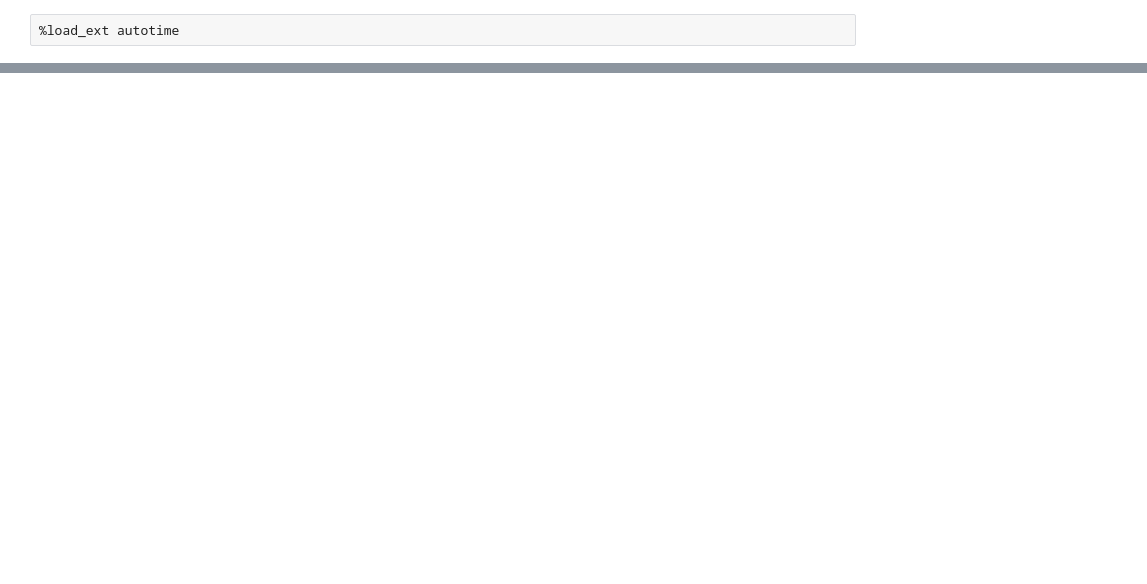
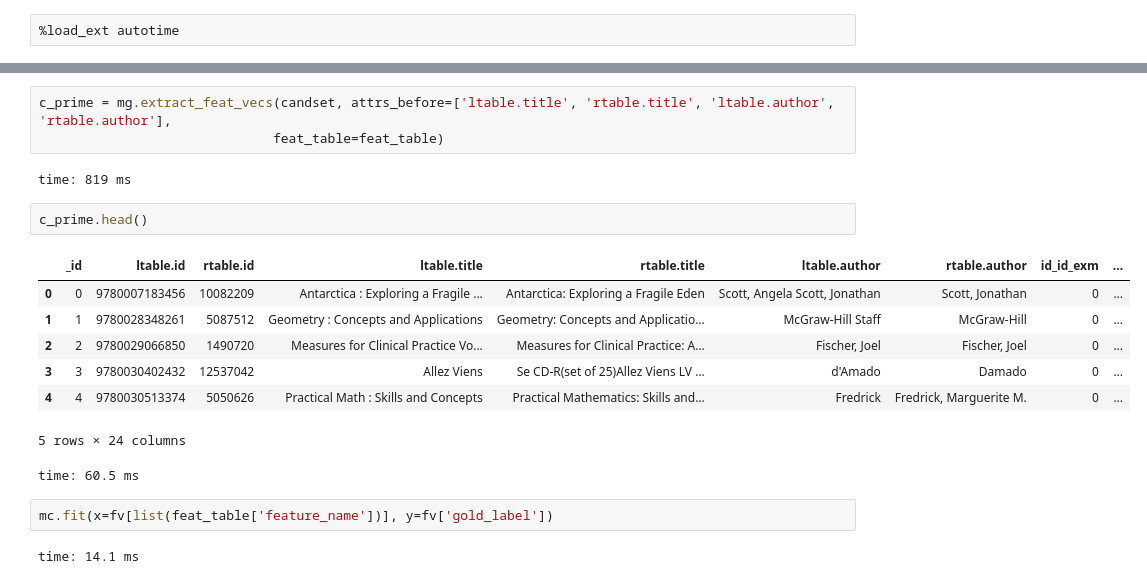
Before and after one commit to kvpradap/enrique, a Jupyter notebook: notebooks/Books.ipynb, the cells around one changed output, grey strips where cells are left out. Saved outputs shown, nothing was run; the diff lists cells and outputs as text; blank space fills up the shorter version.

```diff
--- a/notebooks/Books.ipynb
+++ b/notebooks/Books.ipynb
@@ -43,0 +166,20 @@ time: 50 ms
+# %%
+c_prime = mg.extract_feat_vecs(candset, attrs_before=['ltable.title', 'rtable.title', 'ltable.author', 'rtable.author'],
+                              feat_table=feat_table)
+# %% [output]
+time: 819 ms
+# %%
+c_prime.head()
+# %% [output]
+|  | _id | ltable.id | rtable.id | ltable.title | rtable.title | ltable.author | rtable.author | id_id_exm | ... |
+| 0 | 0 | 9780007183456 | 10082209 | Antarctica : Exploring a Fragile ... | Antarctica: Exploring a Fragile Eden | Scott, Angela Scott, Jonathan | Scott, Jonathan | 0 | ... |
+| 1 | 1 | 9780028348261 | 5087512 | Geometry : Concepts and Applications | Geometry: Concepts and Applicatio... | McGraw-Hill Staff | McGraw-Hill | 0 | ... |
+| 2 | 2 | 9780029066850 | 1490720 | Measures for Clinical Practice Vo... | Measures for Clinical Practice: A... | Fischer, Joel | Fischer, Joel | 0 | ... |
+| 3 | 3 | 9780030402432 | 12537042 | Allez Viens | Se CD-R(set of 25)Allez Viens LV ... | d'Amado | Damado | 0 | ... |
+| 4 | 4 | 9780030513374 | 5050626 | Practical Math : Skills and Concepts | Practical Mathematics: Skills and... | Fredrick | Fredrick, Marguerite M. | 0 | ... |
+5 rows × 24 columns
+time: 60.5 ms
+# %%
+mc.fit(x=fv[list(feat_table['feature_name'])], y=fv['gold_label'])
+# %% [output]
+time: 14.1 ms
```
Also changed, not shown: parts of 28 cells of this notebook, 39 other files.
